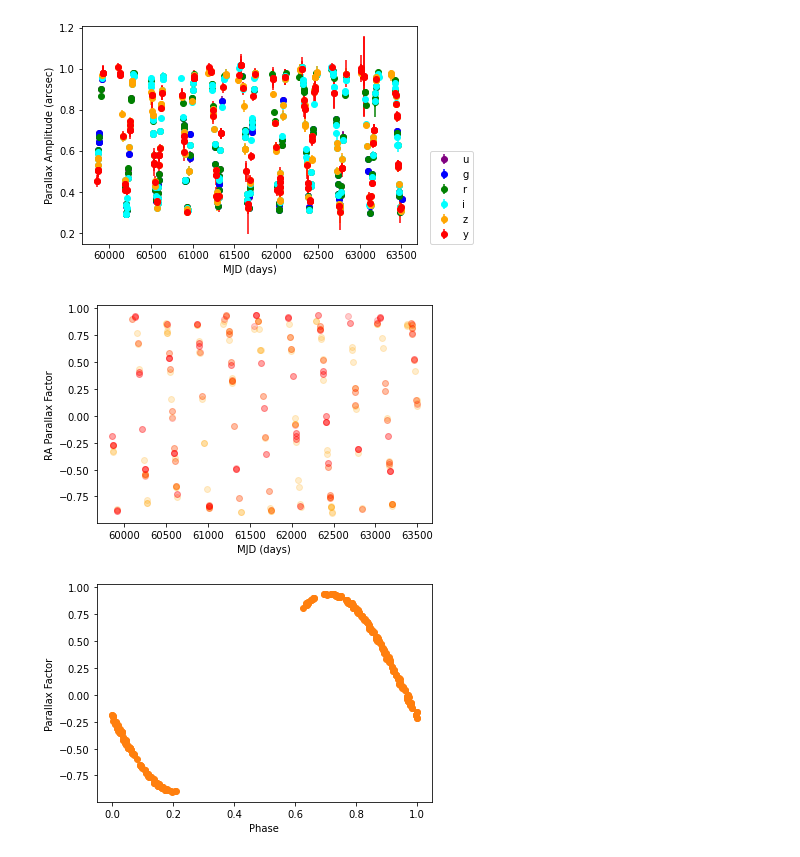
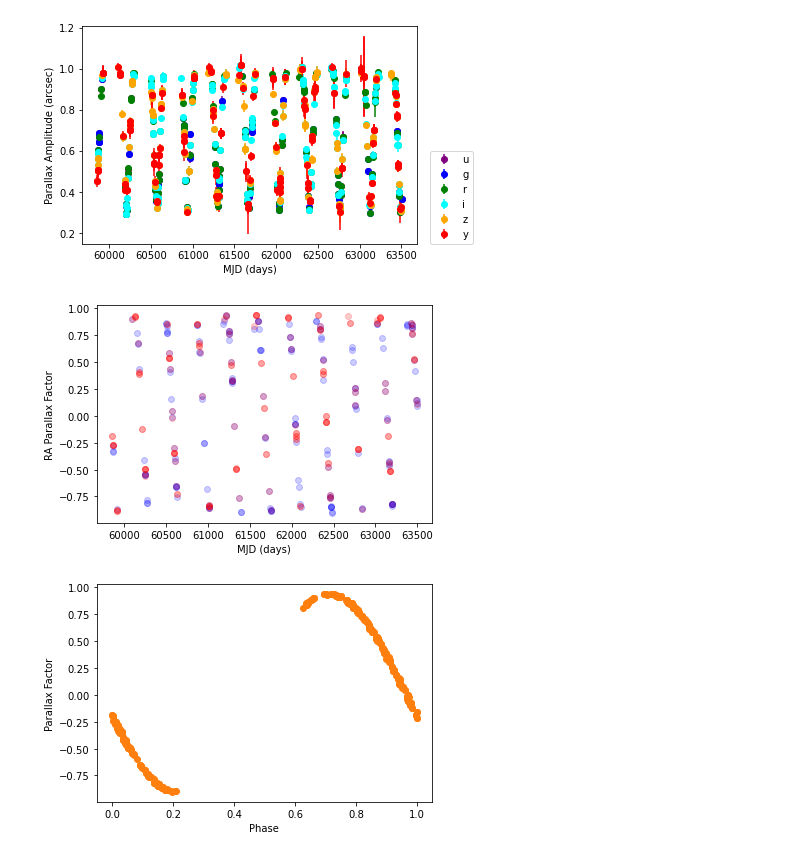
Before and after one commit to jgizis/LSST-BD-Cadence, a Jupyter notebook: parallax_plot_example.ipynb, the cells around one changed output. Drawn from its saved outputs; the diff is of its cells as text; code cells hidden in the pictures.

Commit message:
parallax plot stuff

```diff
--- a/parallax_plot_example.ipynb
+++ b/parallax_plot_example.ipynb
@@ -87,16 +87,16 @@ izy = np.where((dataSlice['filter'] == 'z')|(dataSlice['filter'] == 'y'))
 iz = np.where(dataSlice['filter'] == 'z')
 iy = np.where(dataSlice['filter'] == 'y')
 # %%
-plot_base = """plot_{plottype}_{ra}_{dec}.{ftype}"""
+plot_base = """plot_baseline17_{plottype}_{ra}_{dec}.{ftype}"""
 # %%
-plt.plot(dataSlice['observationStartMJD'][iz],dataSlice['ra_pi_amp'][iz],'o',color='orange',alpha=0.2)
+plt.plot(dataSlice['observationStartMJD'][iz],dataSlice['ra_pi_amp'][iz],'o',color='blue',alpha=0.2)
 plt.plot(dataSlice['observationStartMJD'][iy],dataSlice['ra_pi_amp'][iy],'o',color='red',alpha=0.2)
 plt.xlabel('MJD (days)')
 plt.ylabel('RA Parallax Factor')
 plotname=plot_base.format(plottype='MJD_RAP',ra=ra0,dec=dec0,ftype='pdf')
 plt.savefig(plotname)
 # %% [output]
-[figure, old version]
+[figure, new version]
 # %%
 days_since_start = dataSlice['observationStartMJD'] - np.min(dataSlice['observationStartMJD'])
 years_since_start = days_since_start / 365.25636        #am I using right length of year?
```
Also changed, not shown: parts of 7 cells of this notebook, 5 other files.
